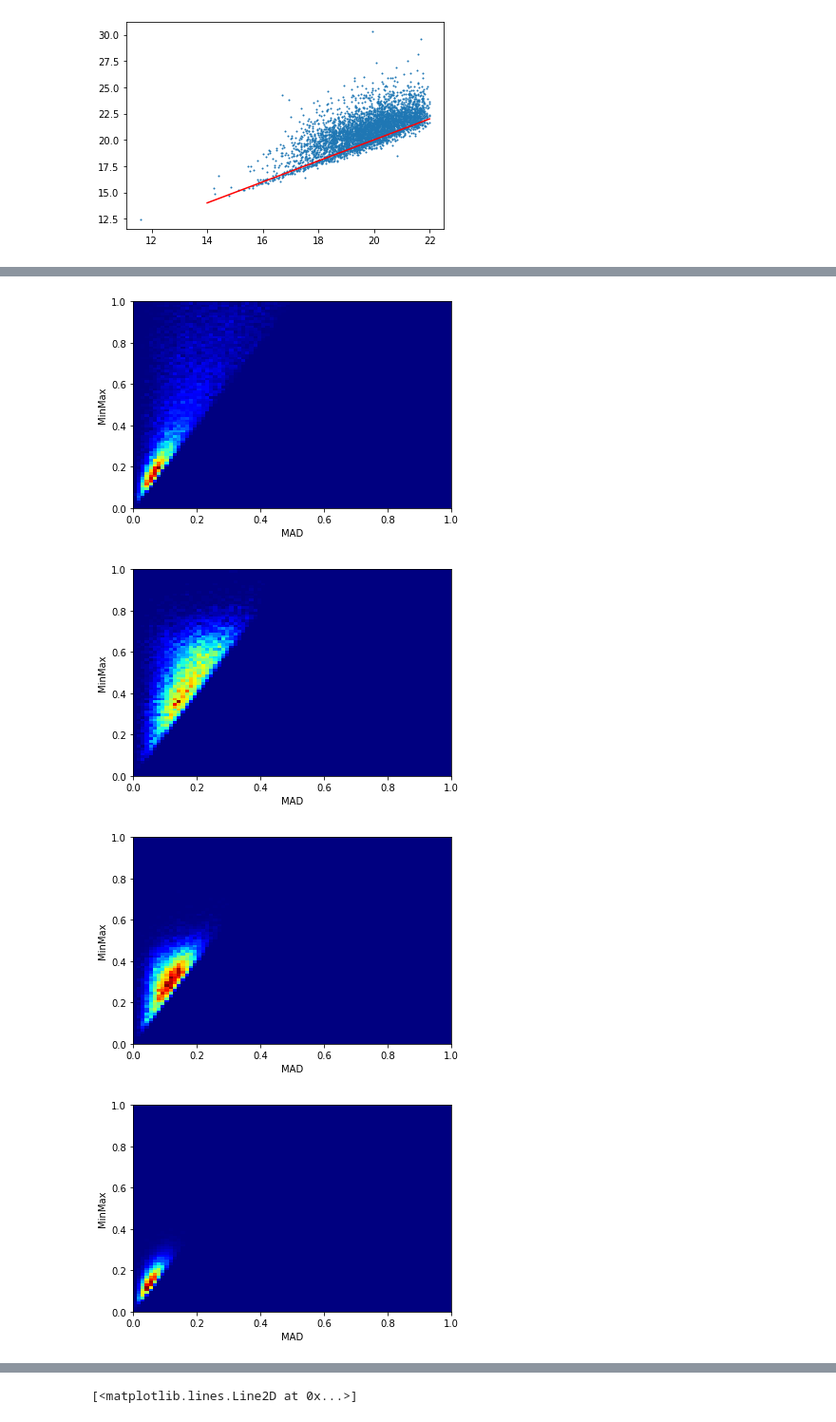
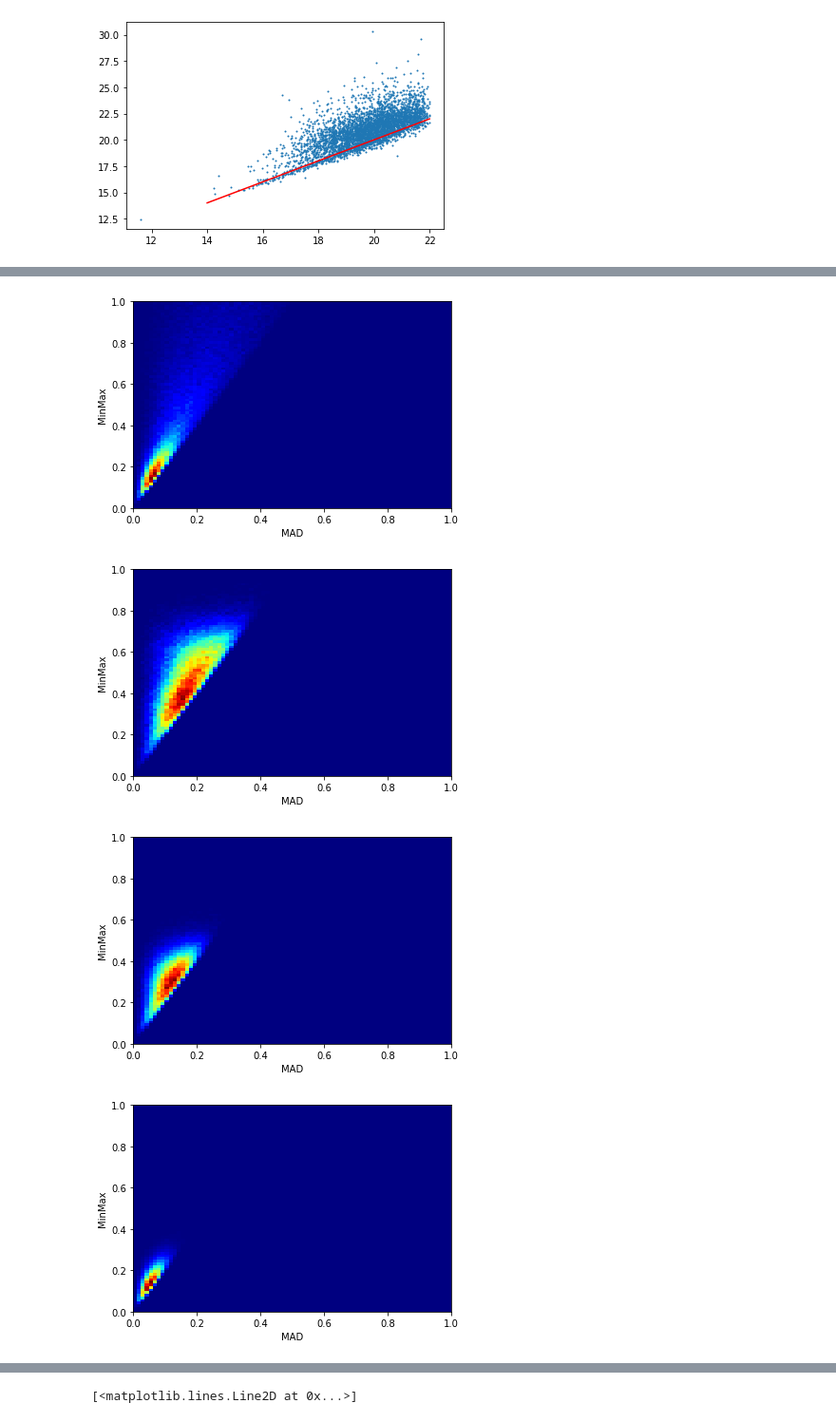
Before and after one commit to LuukOudshoorn25/HubbleVariableStars, a Jupyter notebook: SExtractor/Analysis/SExtractor Analysis.ipynb, the cells around one changed output, grey strips where cells are left out. Shown at 95% size. Saved outputs shown, nothing was run; the diff lists cells and outputs as text; code cells hidden in the pictures.

```diff
--- a/SExtractor/Analysis/SExtractor Analysis.ipynb
+++ b/SExtractor/Analysis/SExtractor Analysis.ipynb
@@ -680,0 +699,40 @@ Name: Nmeas, Length: 5949, dtype: int64
+# %%
+plt.figure(figsize=(10,4))
+mads = Analyzer.GetMADvalues()
+mads=mads[mads.index.get_level_values(1)=='F656N']
+excess_mad = mads.loc[ha_excess_stars]
+print(len(excess_mad))
+
+not_pms = np.setdiff1d(mads.reset_index().AssocID, pms_stars.index.values)
+not_pms = np.setdiff1d(not_pms, ha_excess_stars)
+not_excess_mad = mads.loc[not_pms]
+
+print(len(not_excess_mad))
+plt.subplot(121)
+excess_mad.hist(bins=np.arange(0,1.5,0.05), histtype='step', label='Excess', normed=True, linewidth=2)
+not_excess_mad.hist(bins=np.arange(0,1.5,0.05), histtype='step', label='No excess', normed=True, linewidth=2)
+plt.title('MAD values')
+
+plt.suptitle('For 5 sigma Ha excess')
+plt.legend()
+plt.xlabel('MAD value')
+plt.ylabel('Frequency')
+
+plt.subplot(122)
+plt.title('MinMax values')
+minmax = Analyzer.GetMinMaxvalues()
+minmax=minmax[minmax.index.get_level_values(1)=='F656N']
+excess_minmax = minmax.loc[ha_excess_stars]
+print(len(excess_mad))
+not_pms = np.setdiff1d(minmax.reset_index().AssocID, pms_stars.index.values)
+not_pms = np.setdiff1d(not_pms, ha_excess_stars)
+not_excess_minmax = minmax.loc[not_pms]
+print(len(not_excess_mad))
+
+excess_minmax.hist(bins=np.arange(0,1.5,0.05), histtype='step', label='Excess', normed=True, linewidth=2)
+not_excess_minmax.hist(bins=np.arange(0,1.5,0.05), histtype='step', label='No excess', normed=True, linewidth=2)
+plt.legend()
+plt.xlabel('MinMax value')
+plt.ylabel('Frequency')
+plt.savefig('5sigma_excess_mad_minmax.png', dpi=500)
+plt.show()
@@ -881,23 +966,23 @@ def minmax(vals):
 # %%
 T = np.array([55124.18571567, 55126.24902567, 55129.00696583, 55129.59410694,
        55129.73546102, 55129.87522953, 55130.87543805, 55131.80321583])
-
+from scipy import signal
 
 for model in ['sin', 'heavyside2', 'heavyside1', 'constant', 'triangular', 'delta']:
     madvals=[]
     minmaxvals=[]
-    for simulation in range(20000):
+    for simulation in range(100000):
         lightcurve = create_lightcurve(T, model)
         madval = mad(lightcurve)
         madvals.append(madval)
         minmaxval = minmax(lightcurve)
         minmaxvals.append(minmaxval)
     plt.xlabel('MAD')
     plt.ylabel('MinMax')
     plt.hist2d(madvals, minmaxvals,bins=(np.linspace(0,1,80),np.linspace(0,1,80)), cmap='jet')
     plt.show()
 # %% [output]
-[figure, old version]
+[figure, new version]
-[figure, old version]
+[figure, new version]
-[figure, old version]
+[figure, new version]
 [figure]
```
Also changed, not shown: parts of 33 cells of this notebook, 1 other file.
